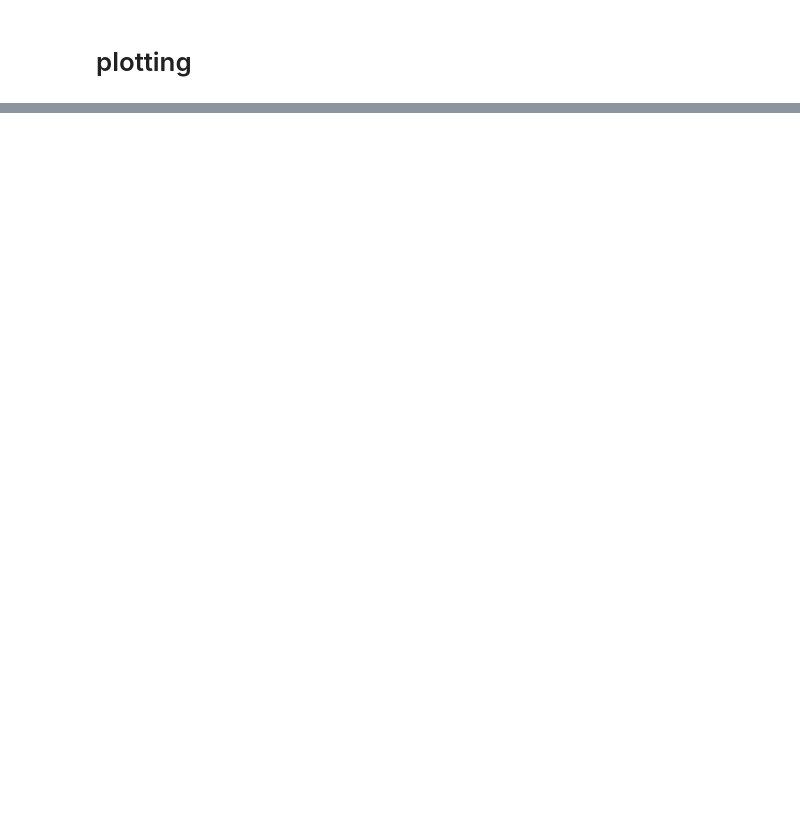
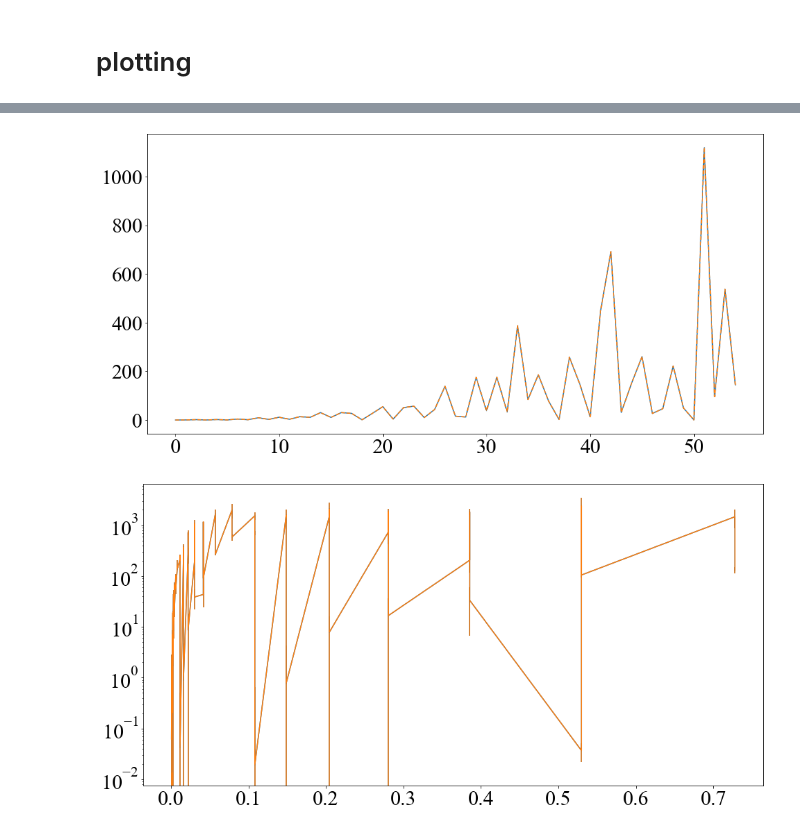
Before and after one commit to LHCfitNikhef/FPF-WG1, a Jupyter notebook: results/PDFs_FPF_INCLUSIVE.ipynb, the cells around one changed output, grey strips where cells are left out. Cells and saved outputs as stored; diff of their text form; code cells hidden in the pictures; blank space fills up the shorter version.

Commit message:
Added customizable folder / file names, fixed some bugs as discussed with Tanjona

```diff
--- a/results/PDFs_FPF_INCLUSIVE.ipynb
+++ b/results/PDFs_FPF_INCLUSIVE.ipynb
@@ -960,10 +1011,11 @@ def get_covariance(experiment , neutrino):
         return cov_matrix
 # %%
 #for nu
-get_covariance(experiment , 'nu')
+get_covariance('FASERv2' , 'nu',save_folder = 'INCLUSIVE',append_save = 'inclusive')
+
 #for nubar
-get_covariance(experiment , 'nub')
+get_covariance('FASERv2' , 'nub',save_folder = 'INCLUSIVE',append_save = 'inclusive')
+
 #for nocharge discrimination
-M = get_covariance(experiment , 'nochargediscrimination')
-print(np.shape(M))
+get_covariance('FASERv2' , 'nochargediscrimination',save_folder = 'INCLUSIVE',append_save = 'inclusive')
 # %% [output]
@@ -1013,10 +1040,0 @@ ax.set_xlim(0.e-3 , 1)
-# %%
-np.shape(N_array),len(locs)
-M = 'version2\FASERv2\\clipped_nan\\clipped_nan_covariance_FASERv2_nochargediscrimination.npy'
-M = np.load(M)
-len(locs),np.shape(M)
-# %%
-name = os.path.join(os.getcwd(),'version2', experiment ,'clipped_nan','clipped_nan_binned_sysevents_FASERv2_nub.txt' )
-x_plot , x_upper , xavg , q2_lower, q2_upper , qavg , Enu_lower , Enu_upper , Enuavg , diffxsec , N , stat_error , sys_error , MCsamples = file_reader(experiment,neutrino,name,smear_corr = '')
-
-len(x_plot)
@@ -1092,0 +1130,54 @@ x_plot[0]
+# %%
+def check():
+    # file = '\\Users\\Mhfie\Downloads\\clipped_nan_covariance_FASERv2_inclusive_nochargediscrimination.npy'
+#     file = '\\Users\\Mhfie\Downloads\\clipped_nan_covariance_FASERv2_inclusive_nochargediscrimination.npy'
+#     file = file = '\\Users\\Mhfie\Downloads\\clipped_nan_covariance_FASERv2_nu.npy'
+#     file = '\\Users\\Mhfie\Downloads\\clipped_nan_covariance_FASERv2_nu.npy'
+    file = 'INCLUSIVE\\FASERv2\\clipped_nan\\clipped_nan_covariance_FASERv2_inclusive_nochargediscrimination.npy'
+#     file = 'INCLUSIVE\\FASERv2\\clipped_nan\\clipped_nan_covariance_FASERv2_nub.npy'
+
+    print(file)
+    M1 = np.load(file)
+    # print(file , np.shape(M1))
+#     file = 'version2\\FASERv2\\clipped_nan\clipped_nan_covariance_FASERv2_nu.npy'
+    file = 'version2\\FASERv2\\clipped_nan\clipped_nan_covariance_FASERv2_nochargediscrimination.npy'
+    print(file)
+    M2 = np.load(file)
+    loc = np.where(M1 - M2 == np.max(M1 - M2))
+    print(M1==M2)
+    print(np.max(M1-M2),M1[loc] , M2[loc])
+    index = 50
+    plt.figure(figsize = (16,8))
+    plt.plot(M1[:,index])
+    plt.plot(M2[:,index],linestyle = 'dashed')
+    # print(np.shape(M1) , np.shape(M2) )
+    # fig , ax = plt.subplots(1,2,figsize = (16,8))
+    # ax[0].imshow(M1);ax[1].imshow(M2)
+
+    plt.figure(figsize = (16,8))
+
+    file_prototype = 'clipped_nan_binned_sysevents_FASERv2_inclusive_nub.txt'
+
+    file_inc = os.path.join('INCLUSIVE','FASERv2','clipped_nan',file_prototype)
+    file_inc = '\\Users\\Mhfie\\Downloads\\' + file_prototype
+    print(file_inc)
+    x_plot , x_upper , xavg , q2_lower, q2_upper , qavg , Enu_lower , Enu_upper , Enuavg , diffxsec , N , stat_error , sys_error , MCsamples = file_reader('FASERv2',file_inc,smear_corr = '')
+#     plt.loglog(x_plot , N,linewidth = 5)
+    plt.errorbar(x_plot,N , yerr = sys_error)
+    a , b , c ,d = np.copy(diffxsec) , np.copy(N), np.copy(stat_error) , np.copy(sys_error)
+    length = len(x_plot);inc_error = np.copy(sys_error)
+
+    file_prototype = file_prototype.split('_');file_prototype = '_'.join(file_prototype[0:5]) + '_' + '_'.join(file_prototype[6:9])
+    file = os.path.join('version2','FASERv2','clipped_nan',file_prototype)
+    print(file)
+    x_plot , x_upper , xavg , q2_lower, q2_upper , qavg , Enu_lower , Enu_upper , Enuavg , diffxsec , N , stat_error , sys_error , MCsamples = file_reader('FASERv2',file,smear_corr = '')
+#     plt.loglog(x_plot , N,linestyle = 'dotted',linewidth = 3)
+    plt.errorbar(x_plot,N , yerr = sys_error)
+    plt.yscale('log')
+    print('##')
+#     print(a,diffxsec)
+    print(a - diffxsec,b - N,c-stat_error , d-sys_error)
+#     print(length,len(x_plot))
+#     print(sys_error ==inc_error)
+check()
+# %% [output]
@@ -1092,0 +1201,2 @@ x_plot[0]
+[figure, added]
+[figure, added]
```
Also changed, not shown: parts of 17 cells of this notebook.
